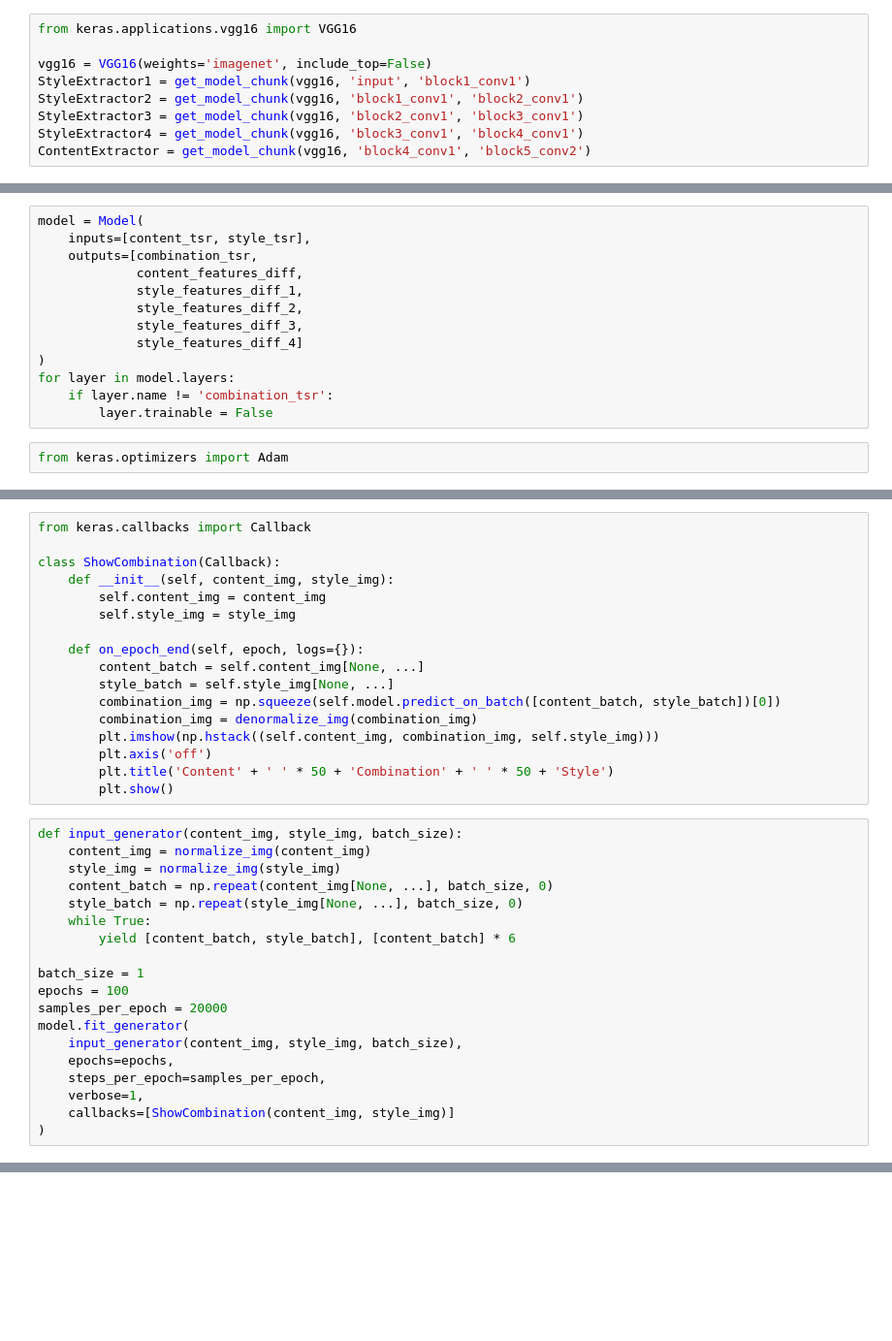
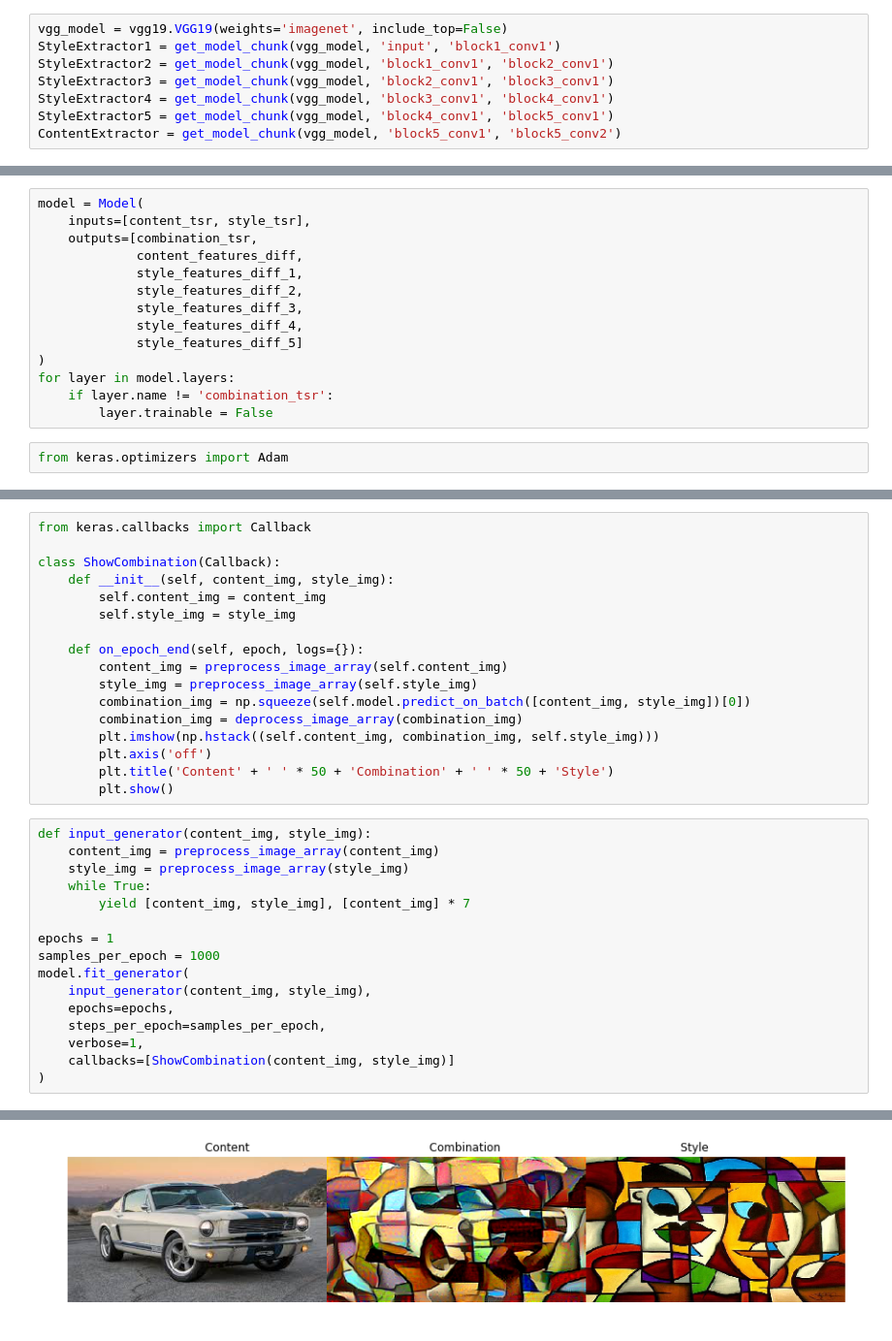
Before and after one commit to rragundez/deep-painting, a Jupyter notebook: style_transfer.ipynb, the cells around one changed output, grey strips where cells are left out. Shown at 97% size. Saved outputs shown, nothing was run; the diff lists cells and outputs as text; blank space fills up the shorter version.

```diff
--- a/style_transfer.ipynb
+++ b/style_transfer.ipynb
@@ -110,12 +107,11 @@ def get_model_chunk(model, from_layer, to_layer, include_from=False):
 # %%
-from keras.applications.vgg16 import VGG16
-
-vgg16 = VGG16(weights='imagenet', include_top=False)
-StyleExtractor1 = get_model_chunk(vgg16, 'input', 'block1_conv1')
-StyleExtractor2 = get_model_chunk(vgg16, 'block1_conv1', 'block2_conv1')
-StyleExtractor3 = get_model_chunk(vgg16, 'block2_conv1', 'block3_conv1')
-StyleExtractor4 = get_model_chunk(vgg16, 'block3_conv1', 'block4_conv1')
-ContentExtractor = get_model_chunk(vgg16, 'block4_conv1', 'block5_conv2')
+vgg_model = vgg19.VGG19(weights='imagenet', include_top=False)
+StyleExtractor1 = get_model_chunk(vgg_model, 'input', 'block1_conv1')
+StyleExtractor2 = get_model_chunk(vgg_model, 'block1_conv1', 'block2_conv1')
+StyleExtractor3 = get_model_chunk(vgg_model, 'block2_conv1', 'block3_conv1')
+StyleExtractor4 = get_model_chunk(vgg_model, 'block3_conv1', 'block4_conv1')
+StyleExtractor5 = get_model_chunk(vgg_model, 'block4_conv1', 'block5_conv1')
+ContentExtractor = get_model_chunk(vgg_model, 'block5_conv1', 'block5_conv2')
 # %%
 content_tsr = Input(shape=content_img.shape)
 style_tsr = Input(shape=content_img.shape)
@@ -174,7 +179,8 @@ model = Model(
              style_features_diff_1,
              style_features_diff_2,
              style_features_diff_3,
-             style_features_diff_4]
+             style_features_diff_4,
+             style_features_diff_5]
 )
 for layer in model.layers:
     if layer.name != 'combination_tsr':
@@ -209,28 +217,25 @@ class ShowCombination(Callback):
         self.style_img = style_img
 
     def on_epoch_end(self, epoch, logs={}):
-        content_batch = self.content_img[None, ...]
-        style_batch = self.style_img[None, ...]
-        combination_img = np.squeeze(self.model.predict_on_batch([content_batch, style_batch])[0])
-        combination_img = denormalize_img(combination_img)
+        content_img = preprocess_image_array(self.content_img)
+        style_img = preprocess_image_array(self.style_img)
+        combination_img = np.squeeze(self.model.predict_on_batch([content_img, style_img])[0])
+        combination_img = deprocess_image_array(combination_img)
         plt.imshow(np.hstack((self.content_img, combination_img, self.style_img)))
         plt.axis('off')
         plt.title('Content' + ' ' * 50 + 'Combination' + ' ' * 50 + 'Style')
         plt.show()
 # %%
-def input_generator(content_img, style_img, batch_size):
-    content_img = normalize_img(content_img)
-    style_img = normalize_img(style_img)
-    content_batch = np.repeat(content_img[None, ...], batch_size, 0)
-    style_batch = np.repeat(style_img[None, ...], batch_size, 0)
+def input_generator(content_img, style_img):
+    content_img = preprocess_image_array(content_img)
+    style_img = preprocess_image_array(style_img)
     while True:
-        yield [content_batch, style_batch], [content_batch] * 6
+        yield [content_img, style_img], [content_img] * 7
 
-batch_size = 1
-epochs = 100
-samples_per_epoch = 20000
+epochs = 1
+samples_per_epoch = 1000
 model.fit_generator(
-    input_generator(content_img, style_img, batch_size),
+    input_generator(content_img, style_img),
     epochs=epochs,
     steps_per_epoch=samples_per_epoch,
     verbose=1,
@@ -240,0 +247 @@ Epoch 1/100
+[figure, added]
```
Also changed, not shown: parts of 9 cells of this notebook.
